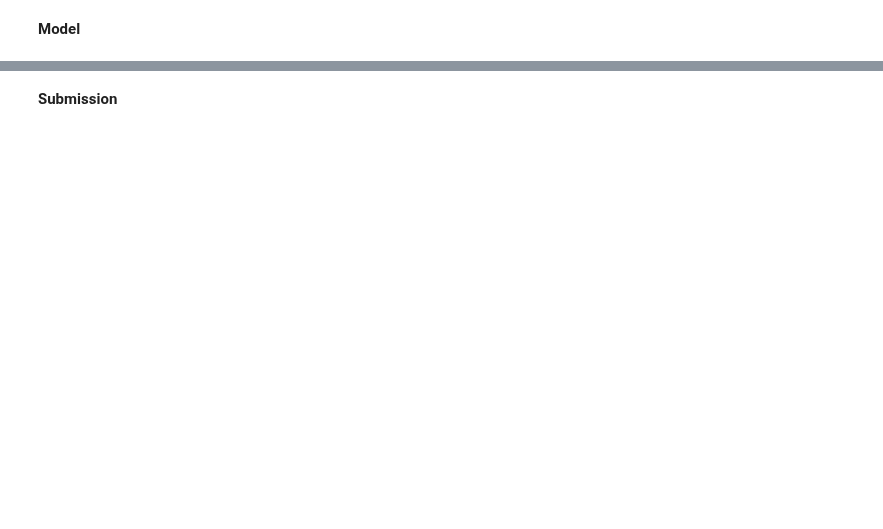
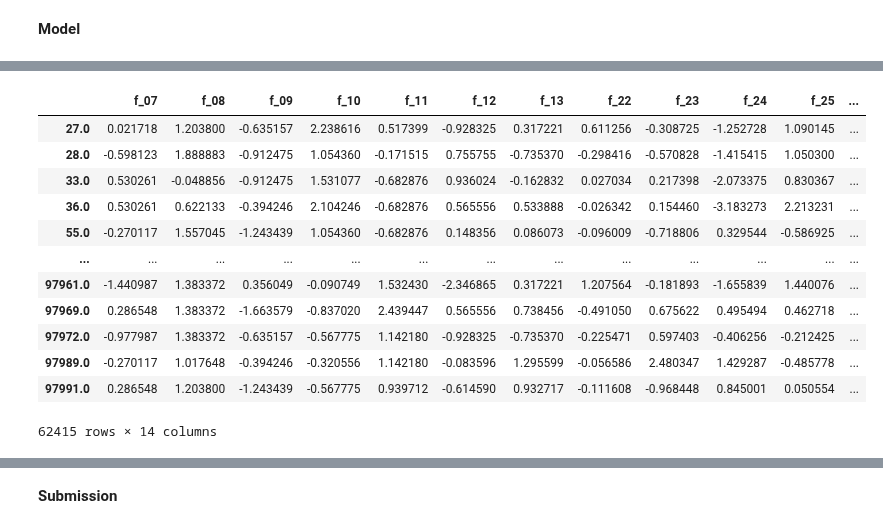
Before and after one commit to NagaoTadashi/kaggle, a Jupyter notebook: tabular-playground-july.ipynb, the cells around one changed output, grey strips where cells are left out. Saved outputs shown, nothing was run; the diff lists cells and outputs as text; code cells hidden in the pictures; blank space fills up the shorter version.

```diff
--- a/tabular-playground-july.ipynb
+++ b/tabular-playground-july.ipynb
@@ -93,3 +157,19 @@ for n in range(7):
 
 X = data_scaled.loc[trn_indx][important_cols]
 y = data_scaled.loc[trn_indx]['predict']
+# %%
+X
+# %% [output]
+|  | f_07 | f_08 | f_09 | f_10 | f_11 | f_12 | f_13 | f_22 | f_23 | f_24 | f_25 | ... |
+| 27.0 | 0.021718 | 1.203800 | -0.635157 | 2.238616 | 0.517399 | -0.928325 | 0.317221 | 0.611256 | -0.308725 | -1.252728 | 1.090145 | ... |
+| 28.0 | -0.598123 | 1.888883 | -0.912475 | 1.054360 | -0.171515 | 0.755755 | -0.735370 | -0.298416 | -0.570828 | -1.415415 | 1.050300 | ... |
+| 33.0 | 0.530261 | -0.048856 | -0.912475 | 1.531077 | -0.682876 | 0.936024 | -0.162832 | 0.027034 | 0.217398 | -2.073375 | 0.830367 | ... |
+| 36.0 | 0.530261 | 0.622133 | -0.394246 | 2.104246 | -0.682876 | 0.565556 | 0.533888 | -0.026342 | 0.154460 | -3.183273 | 2.213231 | ... |
+| 55.0 | -0.270117 | 1.557045 | -1.243439 | 1.054360 | -0.682876 | 0.148356 | 0.086073 | -0.096009 | -0.718806 | 0.329544 | -0.586925 | ... |
+| ... | ... | ... | ... | ... | ... | ... | ... | ... | ... | ... | ... | ... |
+| 97961.0 | -1.440987 | 1.383372 | 0.356049 | -0.090749 | 1.532430 | -2.346865 | 0.317221 | 1.207564 | -0.181893 | -1.655839 | 1.440076 | ... |
+| 97969.0 | 0.286548 | 1.383372 | -1.663579 | -0.837020 | 2.439447 | 0.565556 | 0.738456 | -0.491050 | 0.675622 | 0.495494 | 0.462718 | ... |
+| 97972.0 | -0.977987 | 1.383372 | -0.635157 | -0.567775 | 1.142180 | -0.928325 | -0.735370 | -0.225471 | 0.597403 | -0.406256 | -0.212425 | ... |
+| 97989.0 | -0.270117 | 1.017648 | -0.394246 | -0.320556 | 1.142180 | -0.083596 | 1.295599 | -0.056586 | 2.480347 | 1.429287 | -0.485778 | ... |
+| 97991.0 | 0.286548 | 1.203800 | -1.243439 | -0.567775 | 0.939712 | -0.614590 | 0.932717 | -0.111608 | -0.968448 | 0.845001 | 0.050554 | ... |
+62415 rows × 14 columns
```
Also changed, not shown: parts of 14 cells of this notebook.
